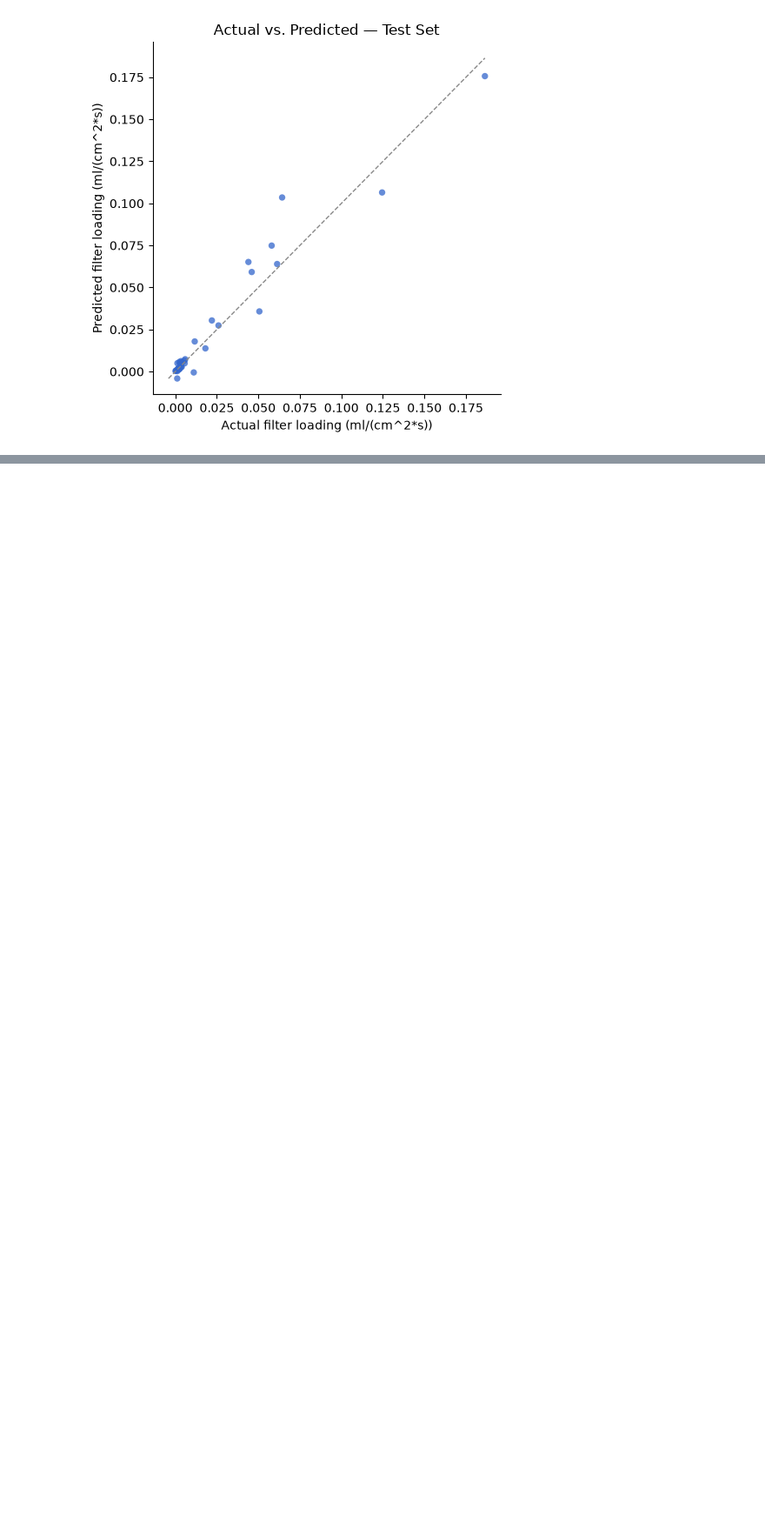
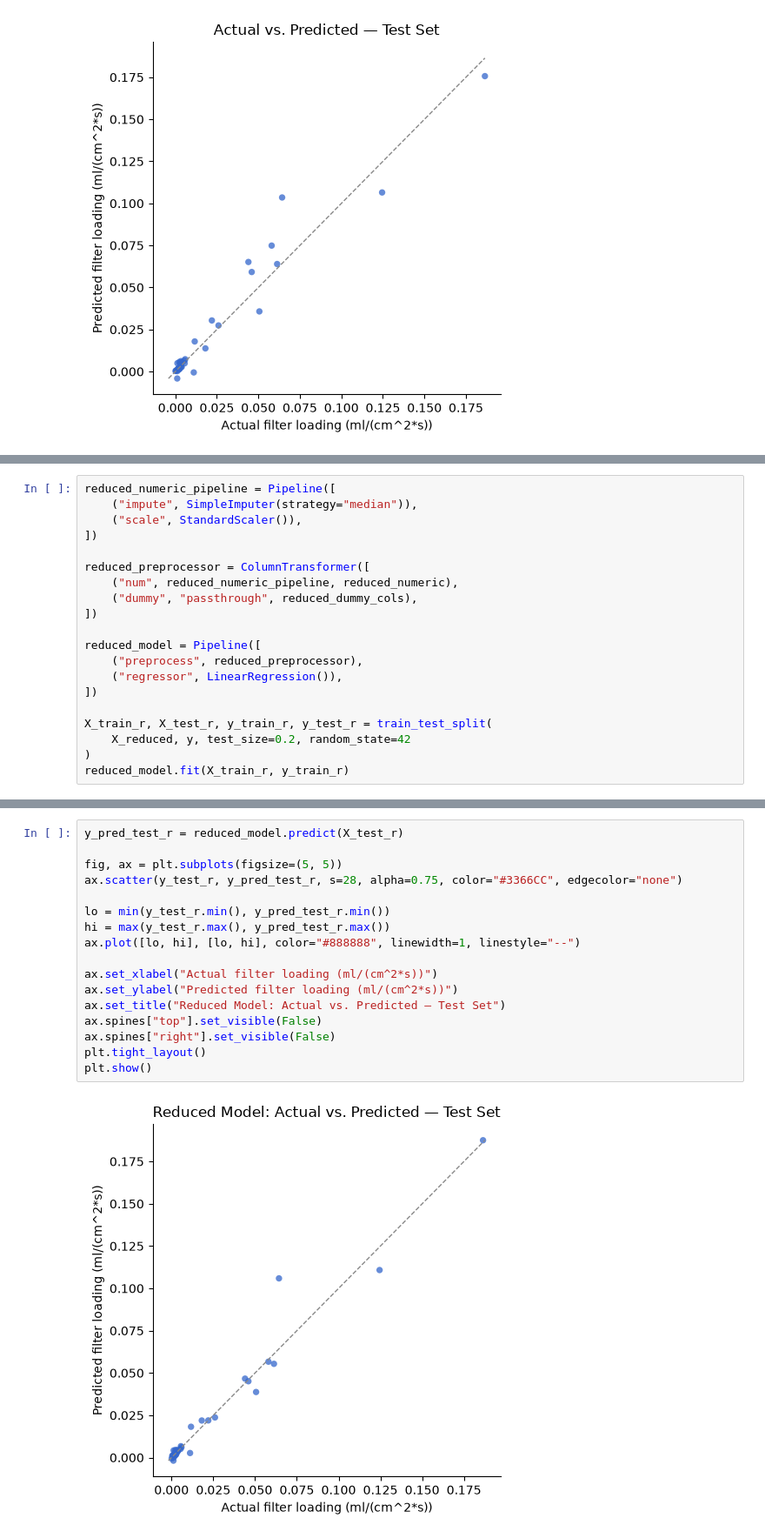
Before and after one commit to angelazzhou110-ctrl/donaldson, a Jupyter notebook: multi_lin_regression.ipynb, the cells around one changed output, grey strips where cells are left out. Shown at 87% size. Cells and saved outputs as stored; diff of their text form; blank space fills up the shorter version.

```diff
--- a/multi_lin_regression.ipynb
+++ b/multi_lin_regression.ipynb
@@ -268,0 +324,20 @@ plt.show()
+# %%
+reduced_numeric_pipeline = Pipeline([
+    ("impute", SimpleImputer(strategy="median")),
+    ("scale", StandardScaler()),
+])
+
+reduced_preprocessor = ColumnTransformer([
+    ("num", reduced_numeric_pipeline, reduced_numeric),
+    ("dummy", "passthrough", reduced_dummy_cols),
+])
+
+reduced_model = Pipeline([
+    ("preprocess", reduced_preprocessor),
+    ("regressor", LinearRegression()),
+])
+
+X_train_r, X_test_r, y_train_r, y_test_r = train_test_split(
+    X_reduced, y, test_size=0.2, random_state=42
+)
+reduced_model.fit(X_train_r, y_train_r)
@@ -268,0 +456,19 @@ plt.show()
+# %%
+y_pred_test_r = reduced_model.predict(X_test_r)
+
+fig, ax = plt.subplots(figsize=(5, 5))
+ax.scatter(y_test_r, y_pred_test_r, s=28, alpha=0.75, color="#3366CC", edgecolor="none")
+
+lo = min(y_test_r.min(), y_pred_test_r.min())
+hi = max(y_test_r.max(), y_pred_test_r.max())
+ax.plot([lo, hi], [lo, hi], color="#888888", linewidth=1, linestyle="--")
+
+ax.set_xlabel("Actual filter loading (ml/(cm^2*s))")
+ax.set_ylabel("Predicted filter loading (ml/(cm^2*s))")
+ax.set_title("Reduced Model: Actual vs. Predicted — Test Set")
+ax.spines["top"].set_visible(False)
+ax.spines["right"].set_visible(False)
+plt.tight_layout()
+plt.show()
+# %% [output]
+[figure, added]
```
Also changed, not shown: parts of 10 cells of this notebook.
